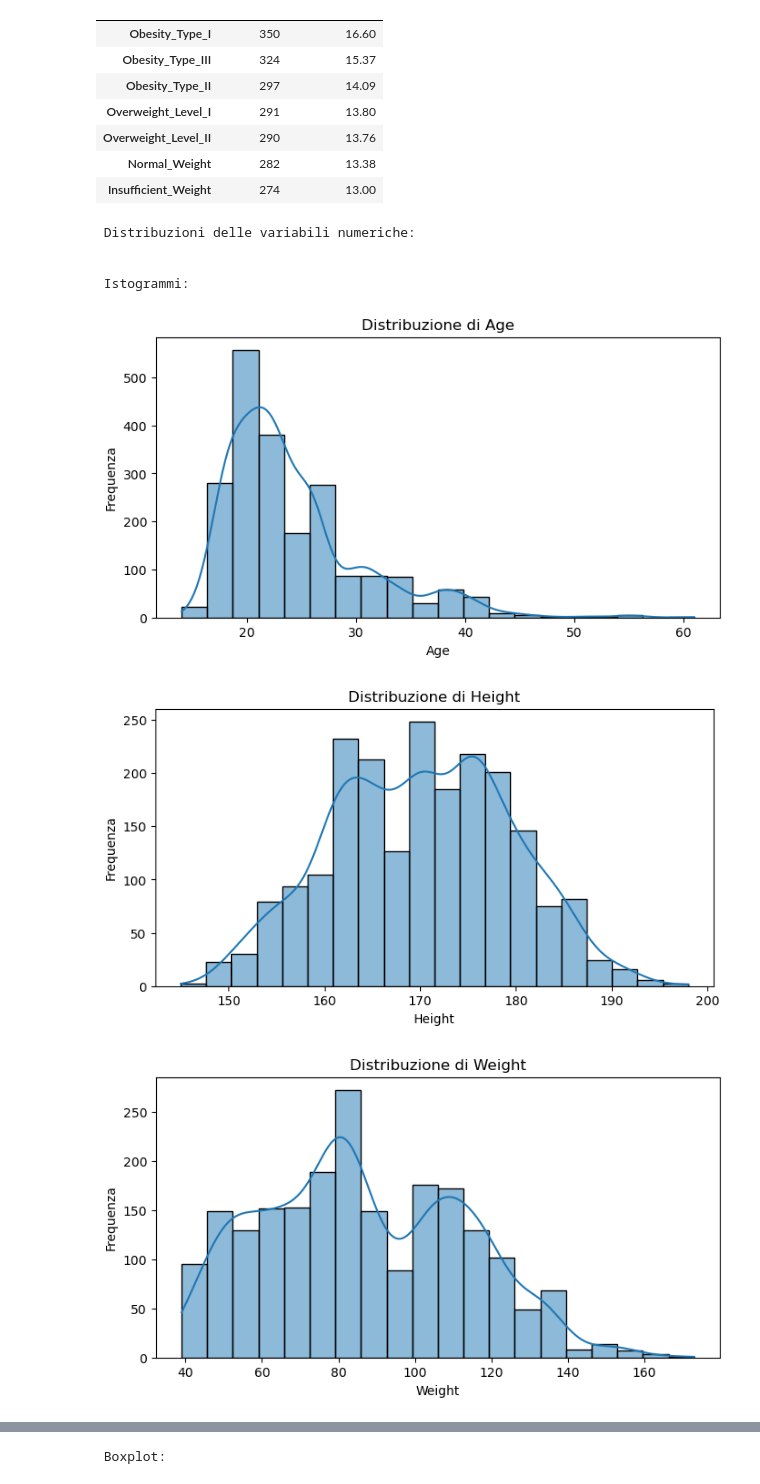
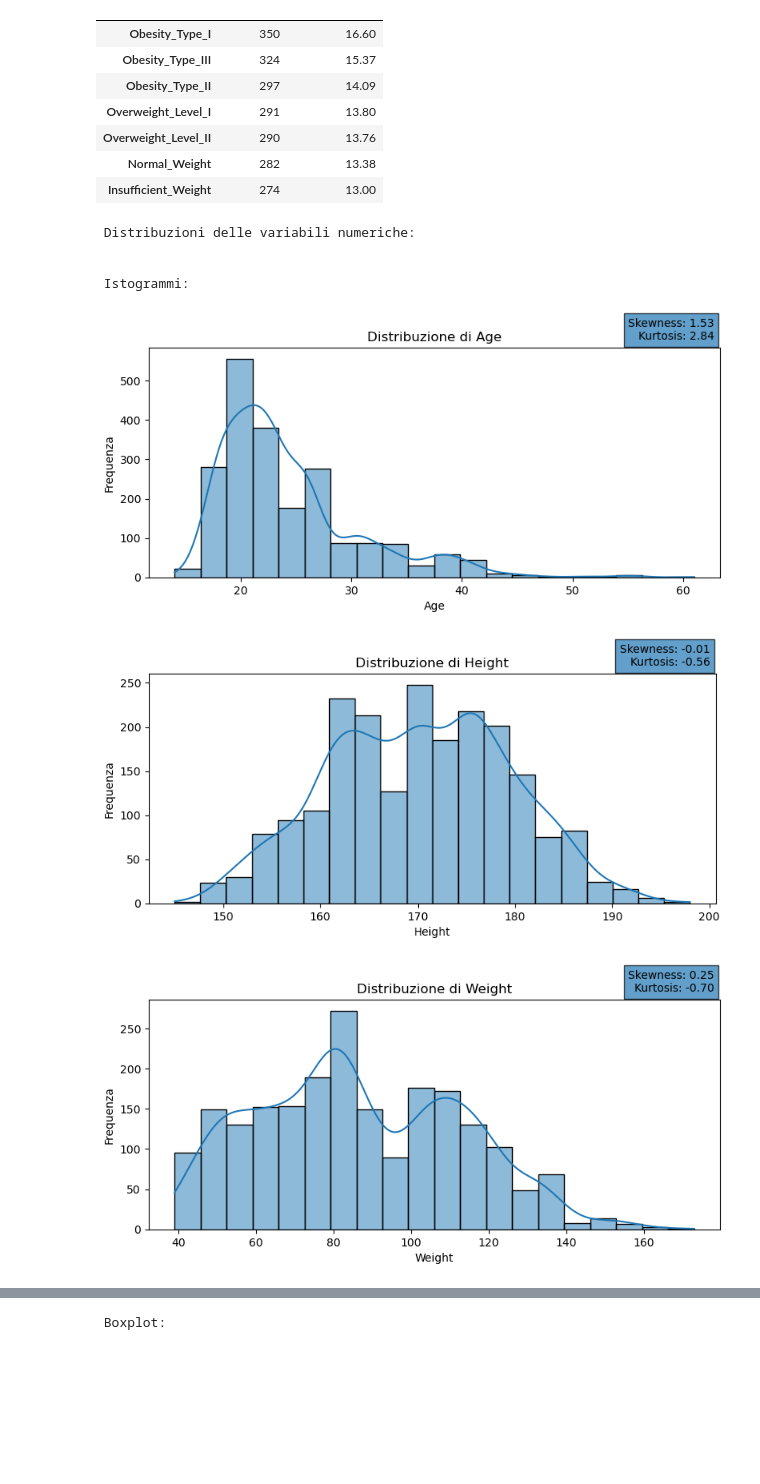
Before and after one commit to MARCOP001/Health, a Jupyter notebook: health_dataset.ipynb, the cells around one changed output, grey strips where cells are left out. Saved outputs shown, nothing was run; the diff lists cells and outputs as text; code cells hidden in the pictures; blank space fills up the shorter version.

```diff
--- a/health_dataset.ipynb
+++ b/health_dataset.ipynb
@@ -364,18 +364,32 @@ Tabelle di frequenza:
 # %%
 print("\n Distribuzioni delle variabili numeriche: \n")
 print("\n Istogrammi: \n")
+
 for var in var_numeriche:
-    plt.figure(figsize=(8,4))
+    skew_val = dataset_clean[var].skew()
+    kurt_val = dataset_clean[var].kurt()
+
+    plt.figure(figsize=(8, 4))
     sns.histplot(dataset_clean[var], kde=True, bins=20)
     plt.title(f"Distribuzione di {var}")
+    plt.text(
+        0.99, 1.13,                         # posizione (relativa)
+        f"Skewness: {skew_val:.2f}\nKurtosis: {kurt_val:.2f}",
+        ha='right', va='top',
+        transform=plt.gca().transAxes,      # coordinate relative al grafico
+        fontsize=10,
+        bbox=dict(alpha=0.7)
+    )
+
     plt.xlabel(var)
     plt.ylabel("Frequenza")
+    plt.tight_layout()
     plt.show()
 # %% [output]
  Distribuzioni delle variabili numeriche:
 
 
  Istogrammi:
-[figure, old version]
+[figure, new version]
-[figure, old version]
+[figure, new version]
-[figure, old version]
+[figure, new version]
```
Also changed, not shown: parts of 1 cell of this notebook.
